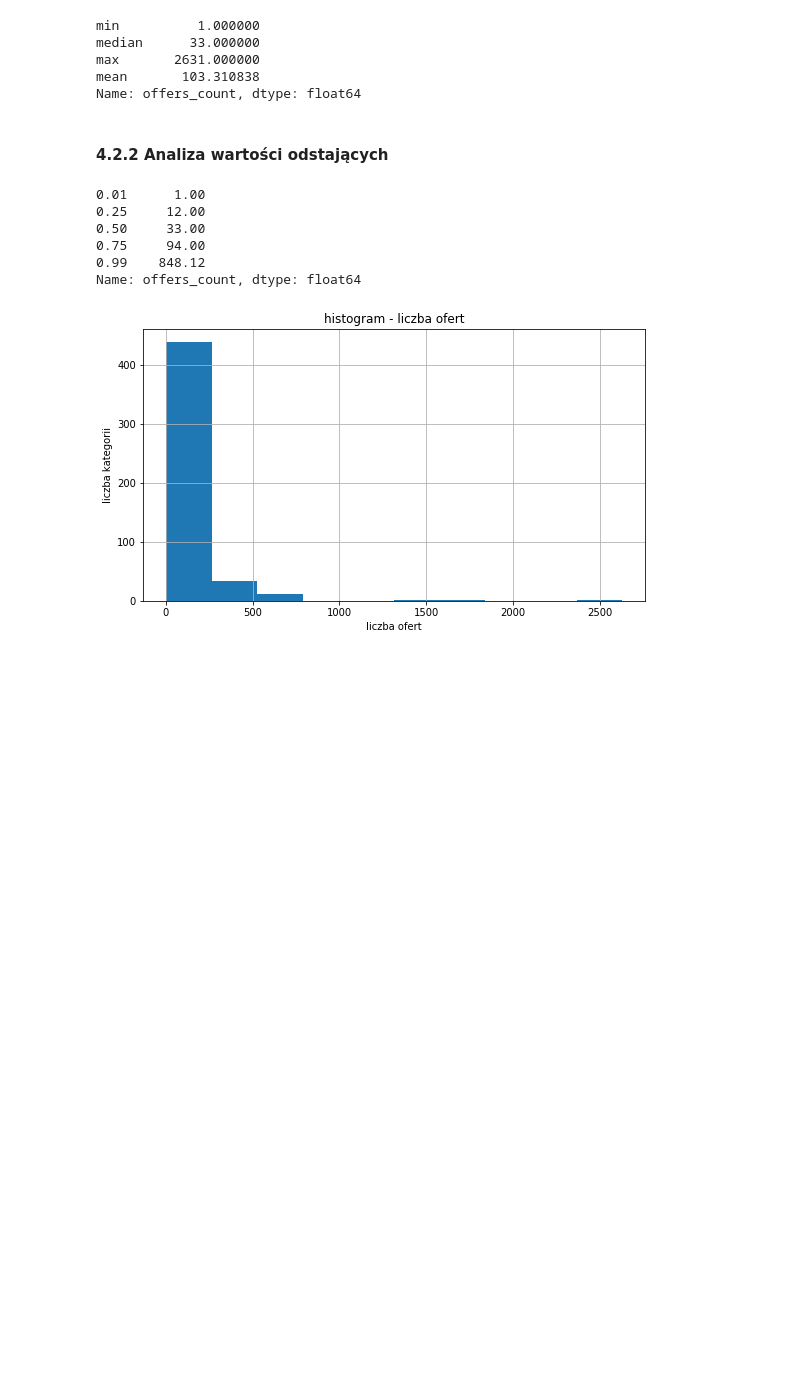
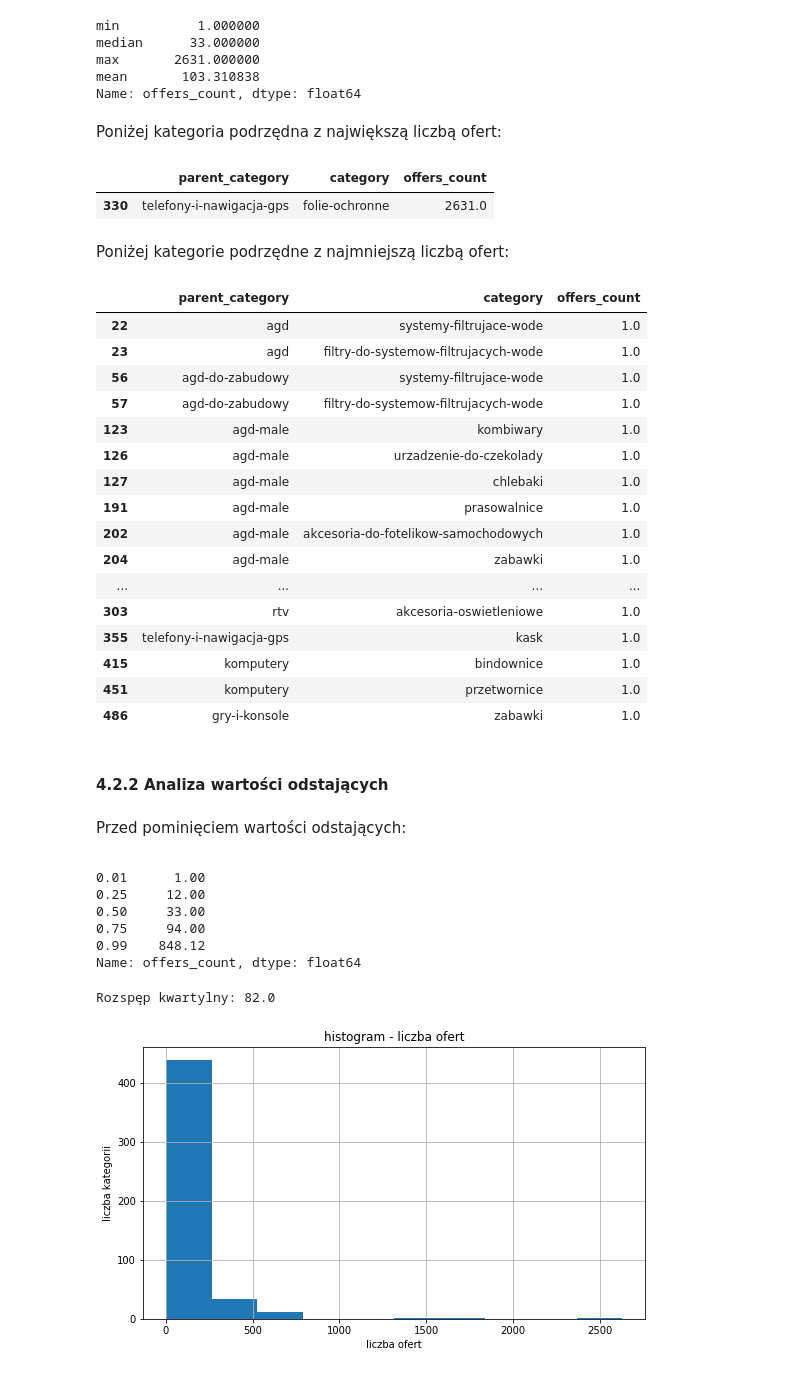
Before and after one commit to grzegorzpokorski/nocna-promocja-euro.com.pl, a Jupyter notebook: categories_analysis.ipynb, the cells around one changed output. Drawn from its saved outputs; the diff is of its cells as text; code cells hidden in the pictures; blank space fills up the shorter version.

```diff
--- a/categories_analysis.ipynb
+++ b/categories_analysis.ipynb
@@ -167,8 +220,39 @@ median      33.000000
 max       2631.000000
 mean       103.310838
 Name: offers_count, dtype: float64
+# %% [markdown]
+<p>Poniżej kategoria podrzędna z największą liczbą ofert:</p>
+# %%
+df[df.offers_count == df.offers_count.max()]
+# %% [output]
+|  | parent_category | category | offers_count |
+| 330 | telefony-i-nawigacja-gps | folie-ochronne | 2631.0 |
+# %% [markdown]
+<p>Poniżej kategorie podrzędne z najmniejszą liczbą ofert:</p>
+# %%
+df[df.offers_count == df.offers_count.min()]
+# %% [output]
+|  | parent_category | category | offers_count |
+| 22 | agd | systemy-filtrujace-wode | 1.0 |
+| 23 | agd | filtry-do-systemow-filtrujacych-wode | 1.0 |
+| 56 | agd-do-zabudowy | systemy-filtrujace-wode | 1.0 |
+| 57 | agd-do-zabudowy | filtry-do-systemow-filtrujacych-wode | 1.0 |
+| 123 | agd-male | kombiwary | 1.0 |
+| 126 | agd-male | urzadzenie-do-czekolady | 1.0 |
+| 127 | agd-male | chlebaki | 1.0 |
+| 191 | agd-male | prasowalnice | 1.0 |
+| 202 | agd-male | akcesoria-do-fotelikow-samochodowych | 1.0 |
+| 204 | agd-male | zabawki | 1.0 |
+| ... | ... | ... | ... |
+| 303 | rtv | akcesoria-oswietleniowe | 1.0 |
+| 355 | telefony-i-nawigacja-gps | kask | 1.0 |
+| 415 | komputery | bindownice | 1.0 |
+| 451 | komputery | przetwornice | 1.0 |
+| 486 | gry-i-konsole | zabawki | 1.0 |
 # %% [markdown]
 #### 4.2.2 Analiza wartości odstających
+# %% [markdown]
+<p>Przed pominięciem wartości odstających:<p>
 # %%
 df.offers_count.quantile([.01,.25,.50,.75,.99])
 # %% [output]
@@ -178,6 +262,13 @@ df.offers_count.quantile([.01,.25,.50,.75,.99])
 0.75     94.00
 0.99    848.12
 Name: offers_count, dtype: float64
+# %%
+q1, q3 = df.offers_count.quantile([.25,.75])
+iqr = q3 - q1
+
+print(f'Rozspęp kwartylny: {iqr}')
+# %% [output]
+Rozspęp kwartylny: 82.0
 # %%
 df.offers_count.plot.hist(figsize=(9,5))
 plt.title("histogram - liczba ofert")
```
Also changed, not shown: parts of 29 cells of this notebook, 3 other files.
